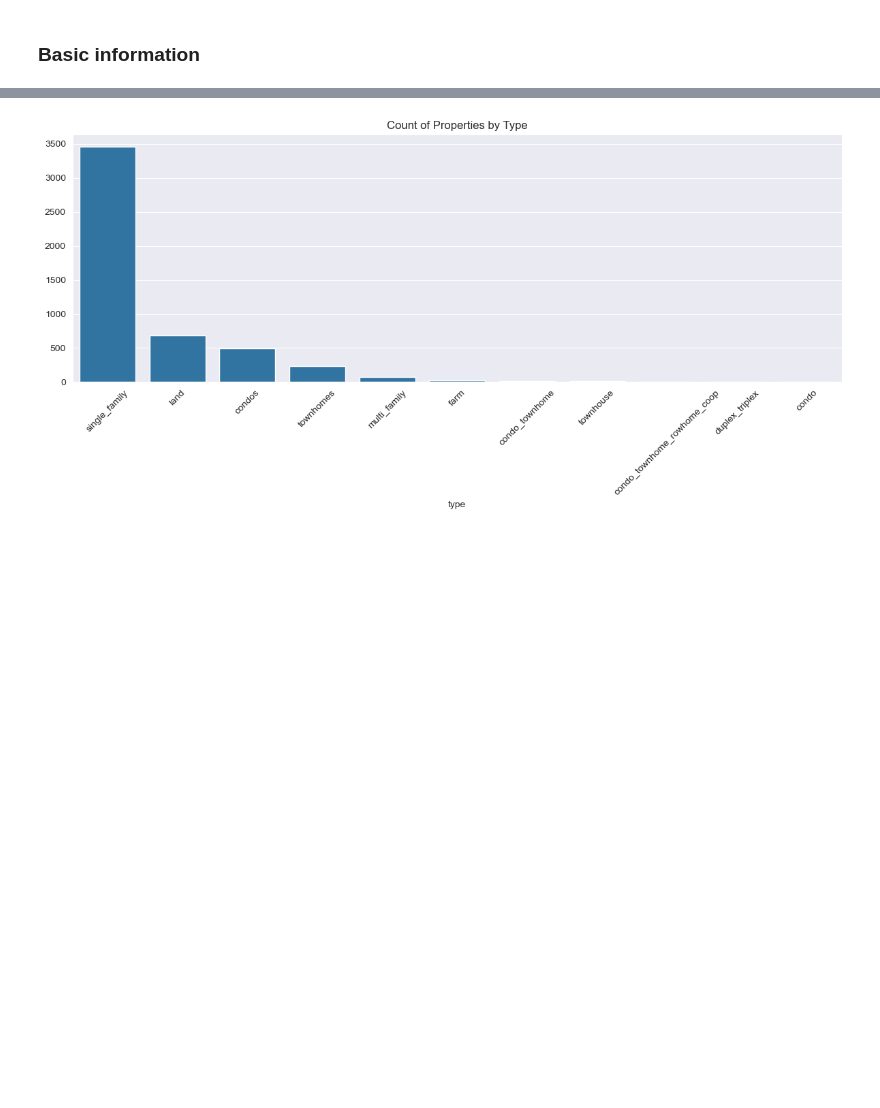
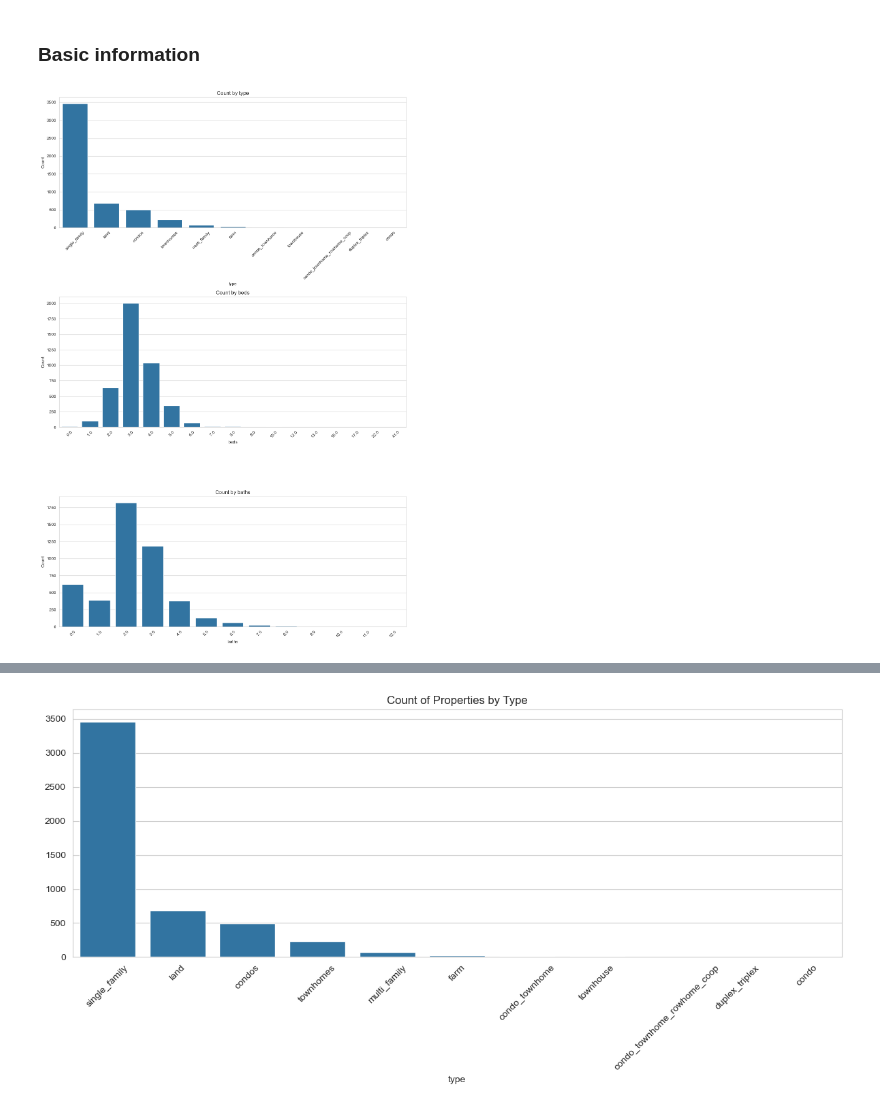
Before and after one commit to amodhyh/Real-Estate-Price-Predictor, a Jupyter notebook: house_price_predict_21E045.ipynb, the cells around one changed output, grey strips where cells are left out. Cells and saved outputs as stored; diff of their text form; code cells hidden in the pictures; blank space fills up the shorter version.

```diff
--- a/house_price_predict_21E045.ipynb
+++ b/house_price_predict_21E045.ipynb
@@ -56,3 +56,18 @@ y = df[target_col]
 X = df.drop(columns=[target_col])
 # %% [markdown]
 ### Basic information
+# %%
+
+cat_cols = ['type','beds','baths']
+plt.figure(figsize=(12,18))
+for i, col in enumerate(cat_cols):
+    plt.subplot(len(cat_cols), 1, i+1)
+    sns.barplot(x=df[col].value_counts().index, y=df[col].value_counts().values)
+    plt.title(f'Count by {col}')
+    plt.xlabel(col)
+    plt.ylabel('Count')
+    plt.xticks(rotation=45)
+plt.tight_layout()
+plt.show()
+# %% [output]
+[figure, added]
```
Also changed, not shown: parts of 6 cells of this notebook.
